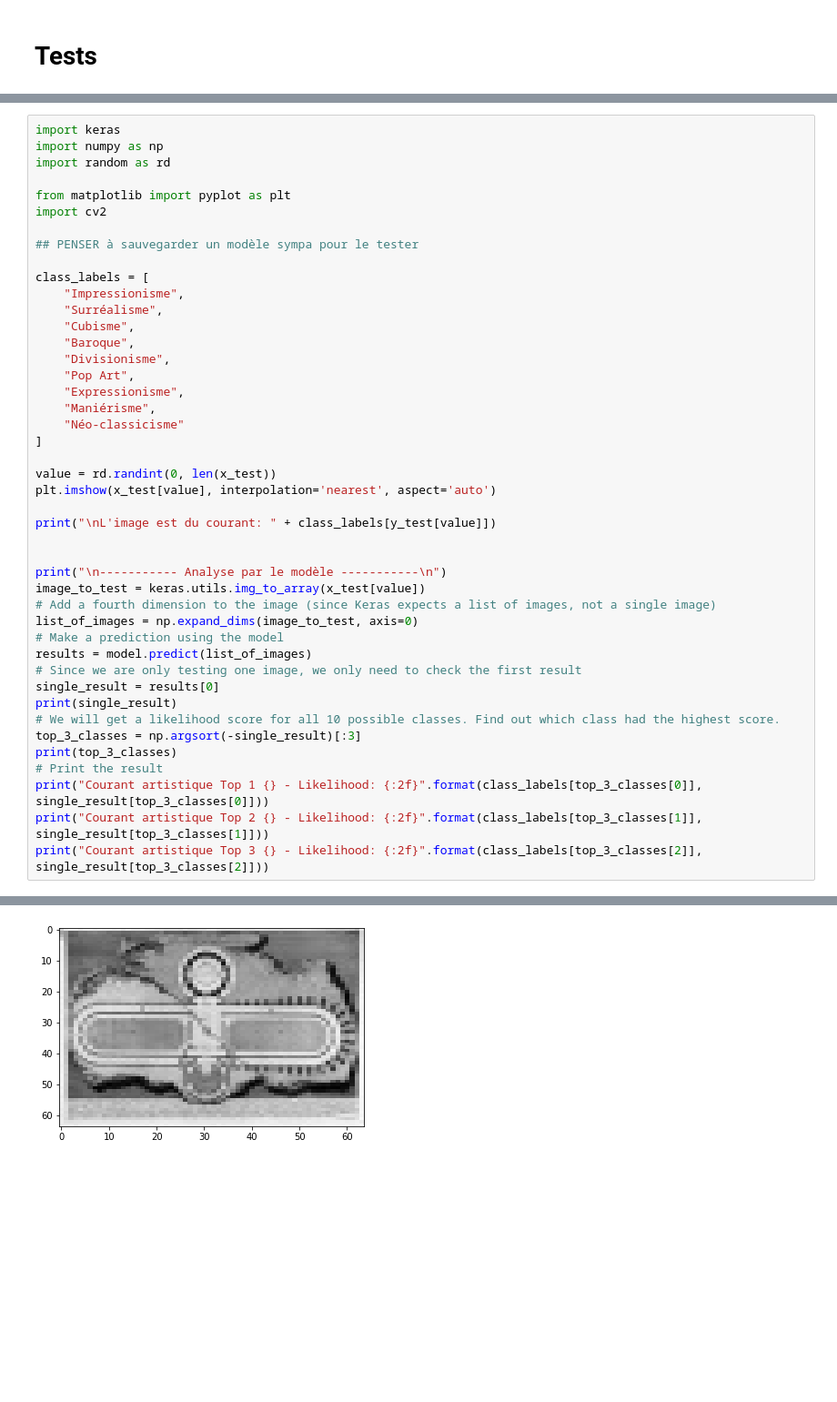
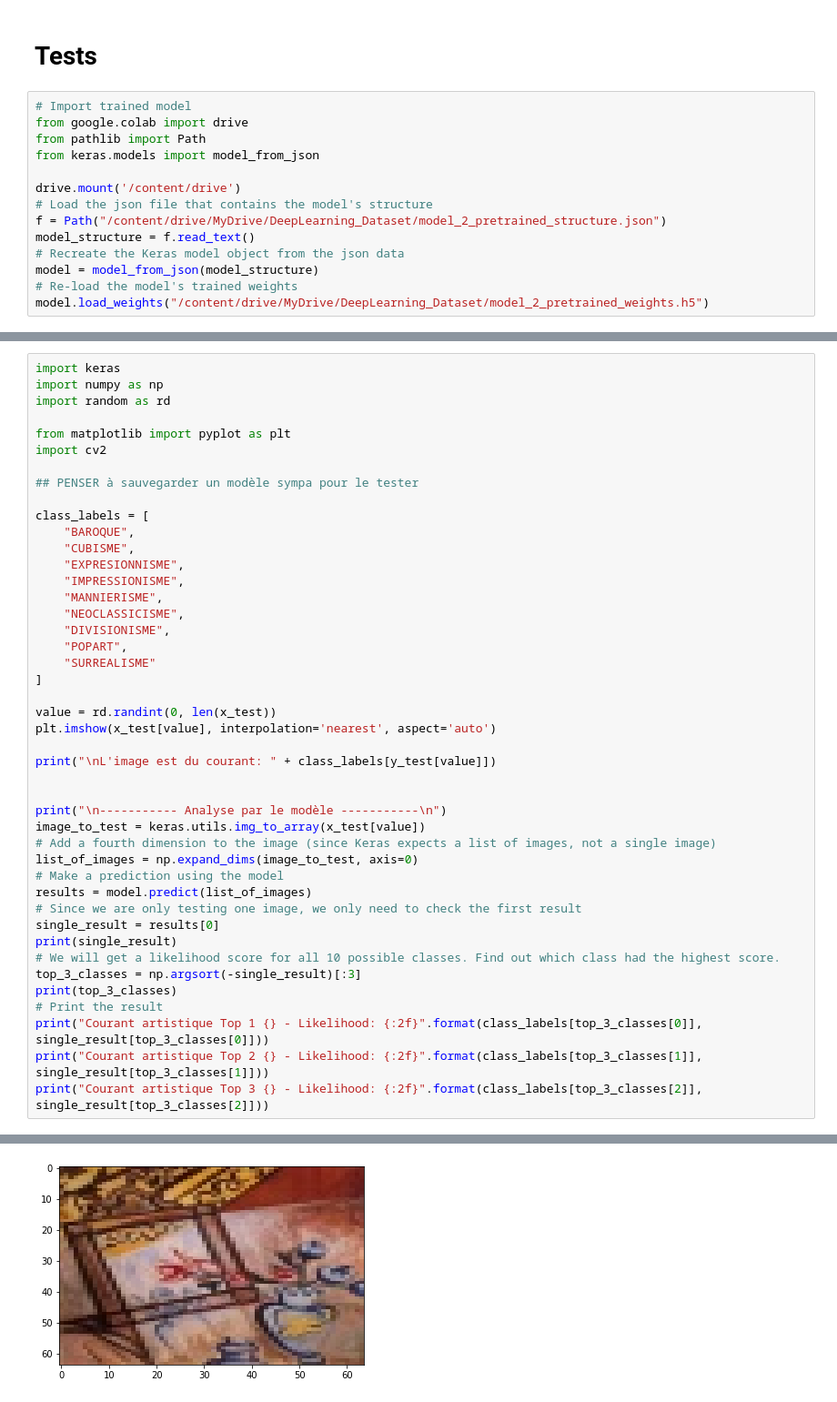
Before and after one commit to Cycyplay/M2_DeepLearning_Classification, a Jupyter notebook: Deep_Learning_Projet_Classification_Version_Réseau_Existant.ipynb, the cells around one changed output, grey strips where cells are left out. Shown: that part at 91% size. Saved outputs shown, nothing was run; the diff lists cells and outputs as text; blank space fills up the shorter version.

```diff
--- a/Deep_Learning_Projet_Classification_Version_Réseau_Existant.ipynb
+++ b/Deep_Learning_Projet_Classification_Version_Réseau_Existant.ipynb
@@ -474,3 +474,17 @@ f.write_text(model_structure)
 model.save_weights("drive/MyDrive/DeepLearning_Dataset/model_2_pretrained_weights.h5")
 # %% [markdown]
 # Tests
+# %%
+# Import trained model
+from google.colab import drive
+from pathlib import Path
+from keras.models import model_from_json
+
+drive.mount('/content/drive')
+# Load the json file that contains the model's structure
+f = Path("/content/drive/MyDrive/DeepLearning_Dataset/model_2_pretrained_structure.json")
+model_structure = f.read_text()
+# Recreate the Keras model object from the json data
+model = model_from_json(model_structure)
+# Re-load the model's trained weights
+model.load_weights("/content/drive/MyDrive/DeepLearning_Dataset/model_2_pretrained_weights.h5")
@@ -485,15 +521,15 @@ import cv2
 ## PENSER à sauvegarder un modèle sympa pour le tester
 
 class_labels = [
-    "Impressionisme",
-    "Surréalisme",
-    "Cubisme",
-    "Baroque",
-    "Divisionisme",
-    "Pop Art",
-    "Expressionisme",
-    "Maniérisme",
-    "Néo-classicisme"
+    "BAROQUE",
+    "CUBISME",
+    "EXPRESIONNISME",
+    "IMPRESSIONISME",
+    "MANNIERISME",
+    "NEOCLASSICISME",
+    "DIVISIONISME",
+    "POPART",
+    "SURREALISME"
 ]
 
 value = rd.randint(0, len(x_test))
@@ -533 +569 @@ Courant artistique Top 3 Maniérisme - Likelihood: 0.300517
-[figure, old version]
+[figure, new version]
```
Also changed, not shown: parts of 3 cells of this notebook.
